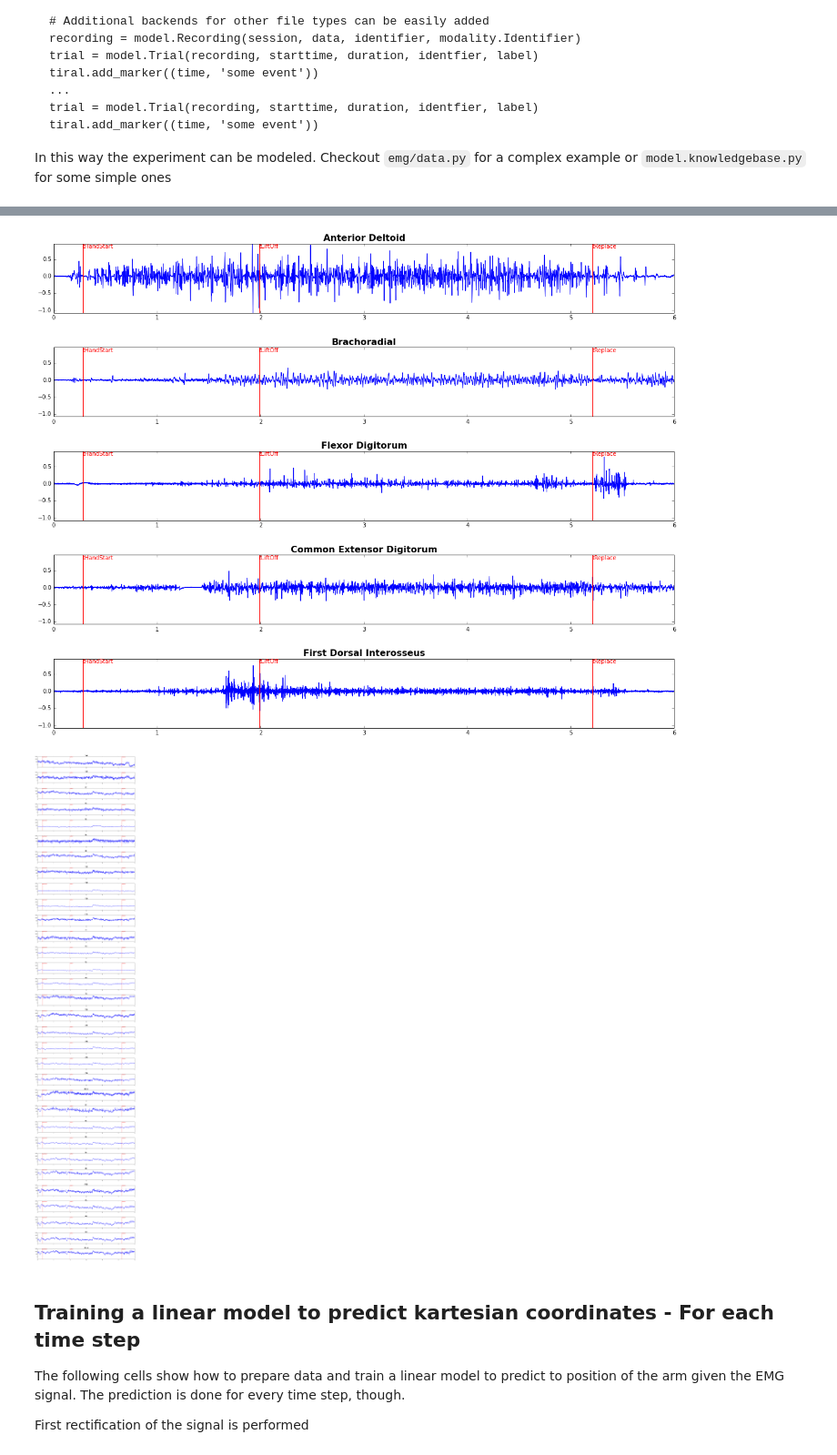
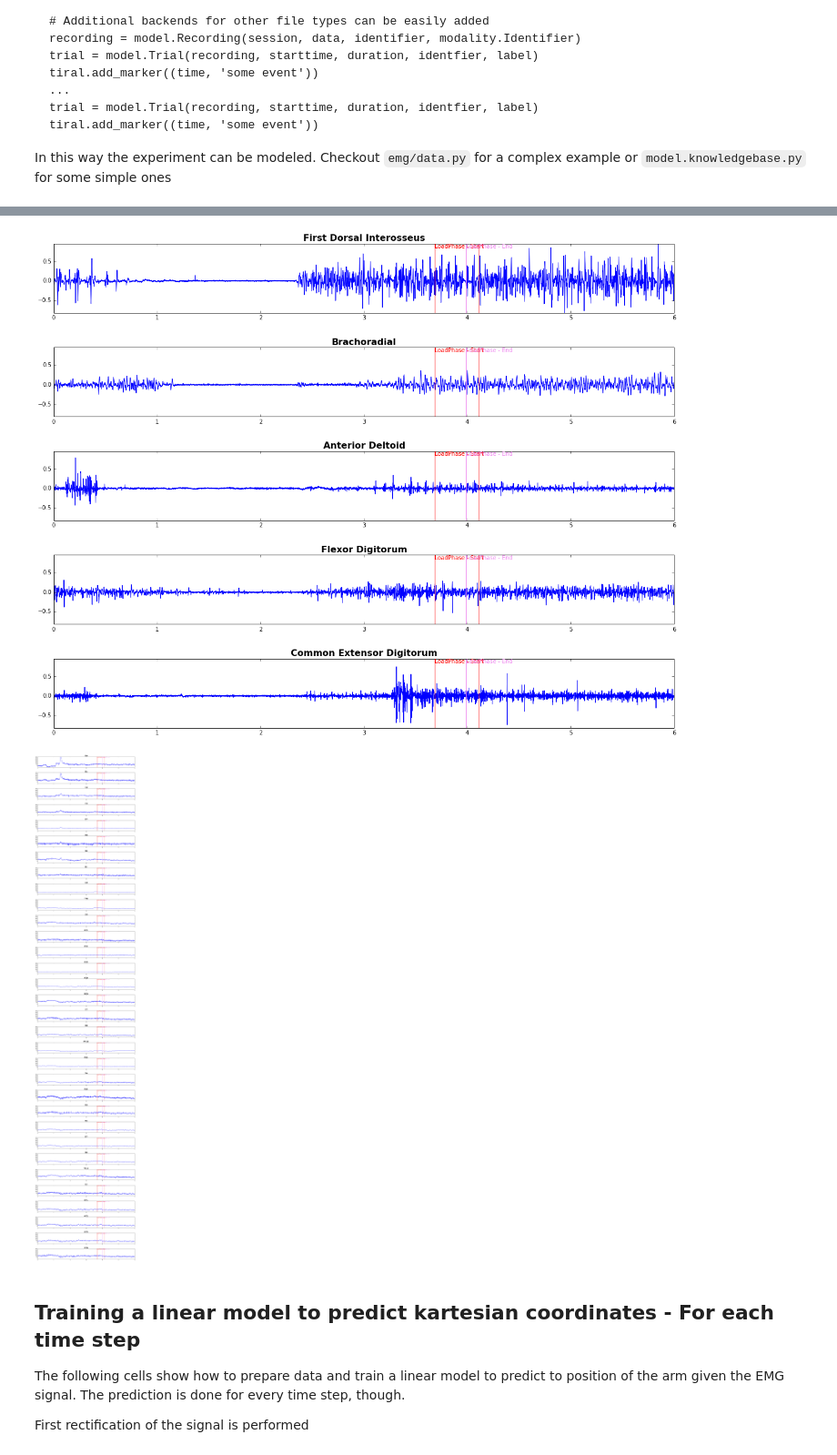
Before and after one commit to PaddyK/biosi, a Jupyter notebook: Example Notebook.ipynb, the cells around one changed output, grey strips where cells are left out. Shown at 91% size. Saved outputs shown, nothing was run; the diff lists cells and outputs as text; code cells hidden in the pictures.

```diff
--- a/Example Notebook.ipynb
+++ b/Example Notebook.ipynb
@@ -64,3 +61,46 @@ experiment = kb.create_emg_eeg_kb(meta=metadata, sessions=[session_data], marker
+# %%
+experiment = model.Experiment()
+subject = model.Subject(sessions[0]['initials'])
+# Creating setups
+setup = model.Setup(experiment)
+# EMG Modality
+mod_emg = model.Modality(setup, sessions[0]['emg_sr'], 'emg')
+mod_emg.add_channels(sessions[0]['emg_data'].columns)
+# EEG Modality
+mod_eeg = model.Modality(setup, sessions[0]['eeg_sr'], 'eeg')
+mod_eeg.add_channels(sessions[0]['eeg_data'].columns)
+# KIN Modality
+mod_kin = model.Modality(setup, sessions[0]['kin_sr'], 'kin')
+mod_kin.add_channels([
+    'Px1', 'Px2', 'Px3', 'Px4',
+    'Py1', 'Py2', 'Py3', 'Py4',
+    'Pz1', 'Pz2', 'Pz3', 'Pz4'])
+# Creating Sessions
+for session in sessions:
+    sess = model.Session(experiment, setup, subject, 'session_' + str(session['session']))
+    rec_emg = model.Recording(sess, mod_emg, data=session['emg_data'], identifier='emg_data')
+    rec_eeg = model.Recording(sess, mod_eeg, data=session['eeg_data'], identifier='eeg_data')
+    rec_kin = model.Recording(sess, mod_kin, data=session['kin_data'], identifier='kin_data')
+    min_duration = min(rec_emg.own_duration, rec_eeg.own_duration, rec_kin.own_duration)
+    # Add Trials. Information from Metadata file have to be adapted to what function add_trials
+    # expects as input
+    sess.add_trials(wayeeggal.get_trial_times(metadata, session['session'], min_duration))
+    meta_session = metadata.loc[metadata.loc[:, 'Run'] == session['session'], :]
+    # Add events to each each trial. Data from Metafile has to be adapted
+    # to the schema add_events expects
+    sess.add_events(wayeeggal.get_event_times(
+        session['session'],
+        metadata,
+        'LoadPhase',
+        'tIndStartLoadPhase',
+        'Dur_LoadPhase'
+        ))
+    sess.add_events(wayeeggal.get_event_times(
+        session['session'],
+        metadata,
+        'MaximalGripForce',
+        'tGF_Max'
+        ))
 # %%
 print experiment.recursive_to_string()
 # %% [output]
@@ -84,6 +129,6 @@ Setups:
 # %%
 start = 0
 stop = 6
-display.visualize_modality(model=experiment, start=0, stop=stop, modality='emg')
+display.visualize_modality(element=experiment.get_recording('emg_data', 'session_1'), start=0, stop=stop)
 # %% [output]
-[figure, old version]
+[figure, new version]
@@ -92,9 +135,9 @@ plt.plot
 # %%
 start = 0
 stop = 6
-display.visualize_modality(model=experiment, start=0, stop=stop, modality='eeg')
+display.visualize_modality(element=experiment.get_recording('eeg_data', 'session_1'), start=0, stop=stop)
 # %% [output]
-[figure, old version]
+[figure, new version]
 # %% [markdown]
 ## Training a linear model to predict kartesian coordinates - For each time step
 The following cells show how to prepare data and train a linear model to predict to position of the arm given the
```
Also changed, not shown: parts of 32 cells of this notebook, 4 other files.
